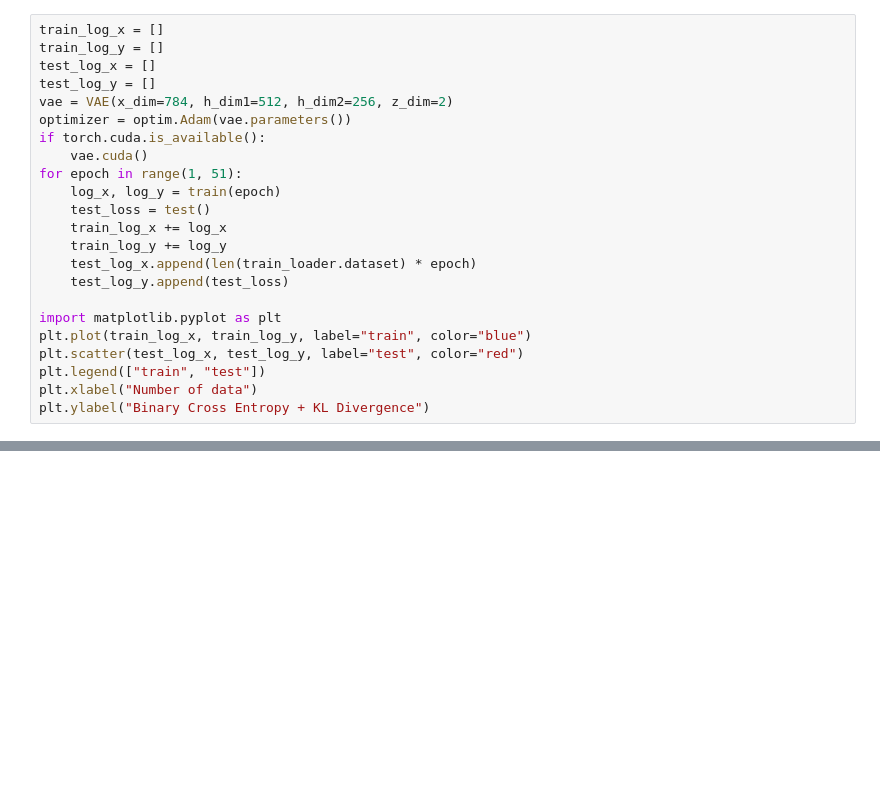
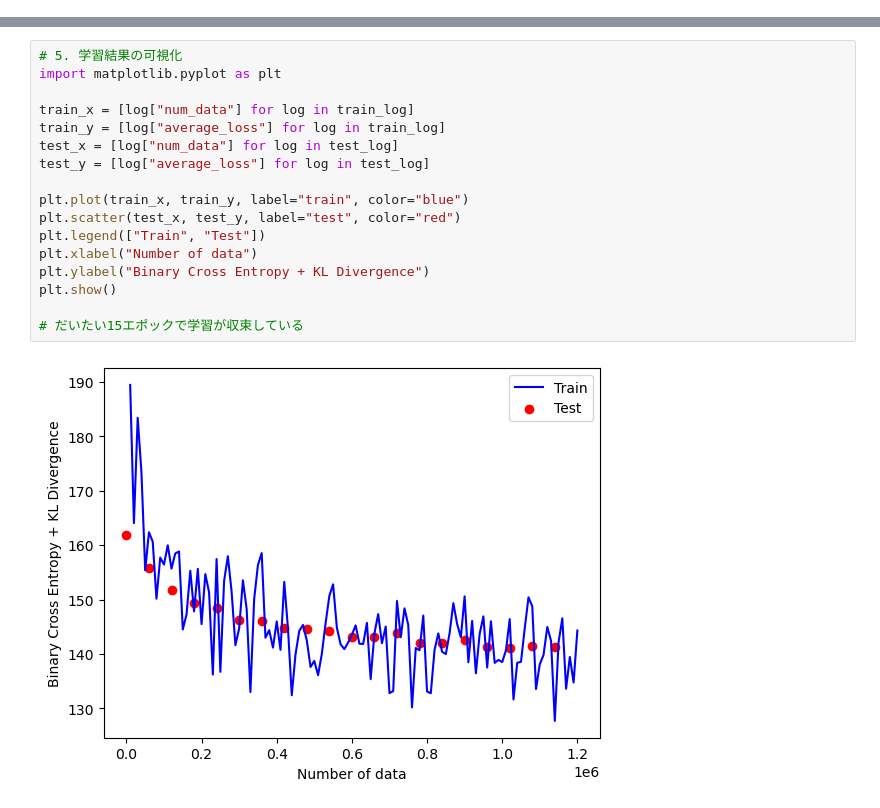
Before and after one commit to hayatoshibahara/simple-mnist-nn-from-scratch, a Jupyter notebook: vae.ipynb, the cells around one changed output, grey strips where cells are left out. Drawn from its saved outputs; the diff is of its cells as text; blank space fills up the shorter version.

```diff
--- a/vae.ipynb
+++ b/vae.ipynb
@@ -125,23 +174,0 @@ def test():
-# %%
-train_log_x = []
-train_log_y = []
-test_log_x = []
-test_log_y = []
-vae = VAE(x_dim=784, h_dim1=512, h_dim2=256, z_dim=2)
-optimizer = optim.Adam(vae.parameters())
-if torch.cuda.is_available():
-    vae.cuda()
-for epoch in range(1, 51):
-    log_x, log_y = train(epoch)
-    test_loss = test()
-    train_log_x += log_x
-    train_log_y += log_y
-    test_log_x.append(len(train_loader.dataset) * epoch)
-    test_log_y.append(test_loss)
-
-import matplotlib.pyplot as plt
-plt.plot(train_log_x, train_log_y, label="train", color="blue")
-plt.scatter(test_log_x, test_log_y, label="test", color="red")
-plt.legend(["train", "test"])
-plt.xlabel("Number of data")
-plt.ylabel("Binary Cross Entropy + KL Divergence")
@@ -187 +287,20 @@ VAE(
+# %%
+# 5. 学習結果の可視化
+import matplotlib.pyplot as plt
+
+train_x = [log["num_data"] for log in train_log]
+train_y = [log["average_loss"] for log in train_log]
+test_x = [log["num_data"] for log in test_log]
+test_y = [log["average_loss"] for log in test_log]
+
+plt.plot(train_x, train_y, label="train", color="blue")
+plt.scatter(test_x, test_y, label="test", color="red")
+plt.legend(["Train", "Test"])
+plt.xlabel("Number of data")
+plt.ylabel("Binary Cross Entropy + KL Divergence")
+plt.show()
+
+# だいたい15エポックで学習が収束している
+# %% [output]
+[figure, added]
 # %%
```
Also changed, not shown: parts of 18 cells of this notebook.
